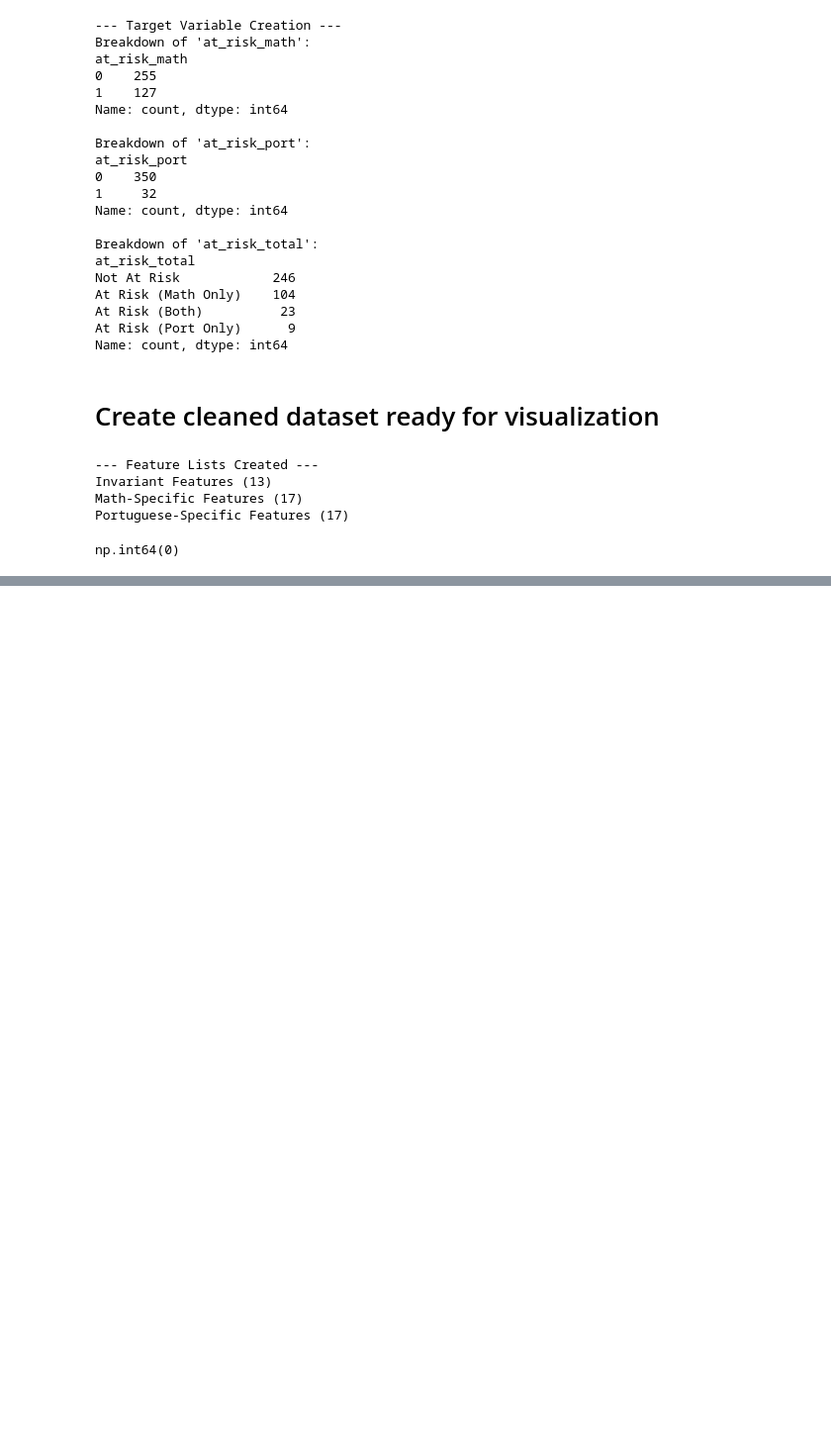
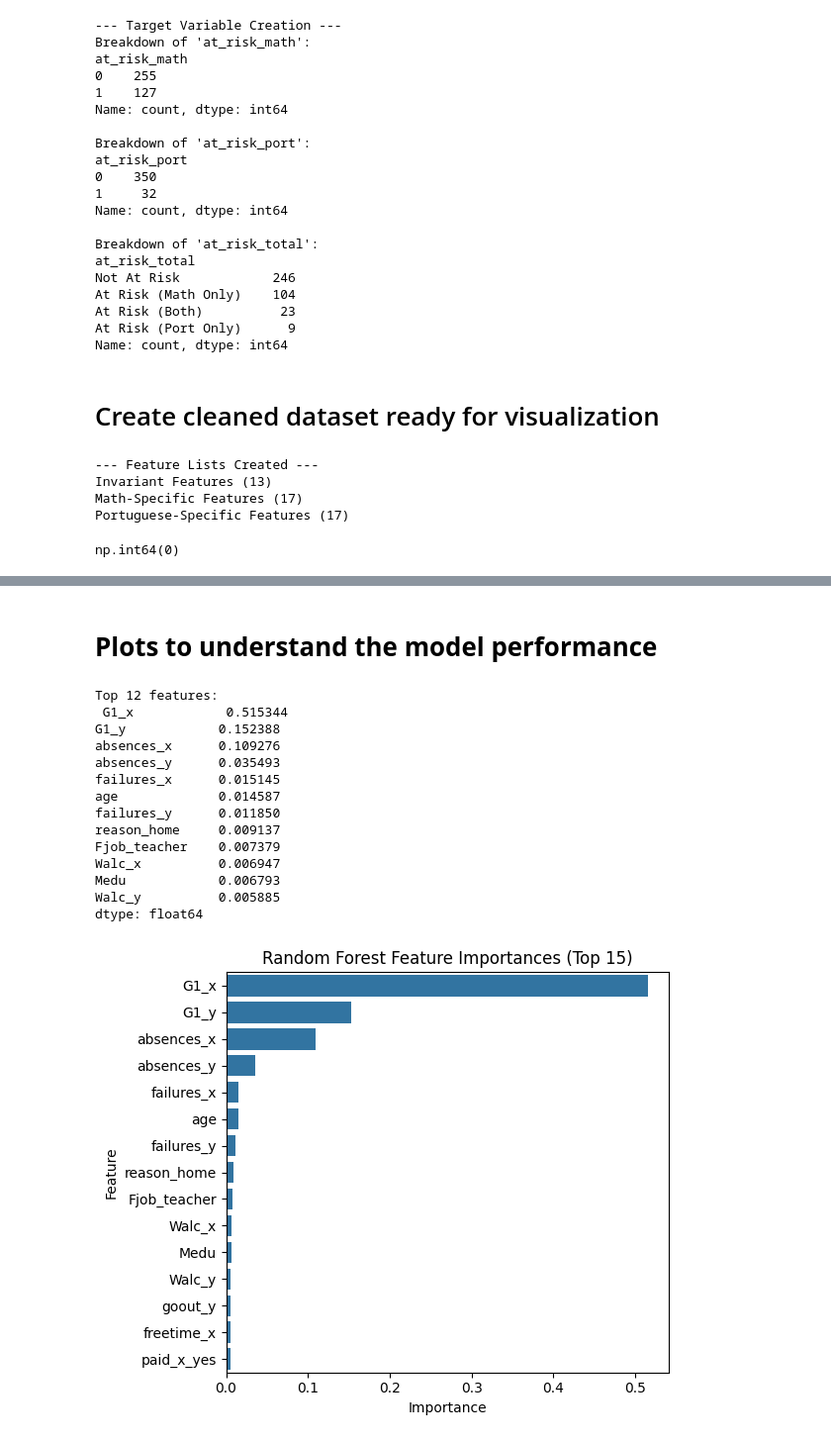
Before and after one commit to marias-25/Project, a Jupyter notebook: Data/EDA.ipynb, the cells around one changed output, grey strips where cells are left out. Shown at 99% size. Cells and saved outputs as stored; diff of their text form; code cells hidden in the pictures; blank space fills up the shorter version.

```diff
--- a/Data/EDA.ipynb
+++ b/Data/EDA.ipynb
@@ -356,8 +356,3 @@ idx_rows_with_na = student_merged.index[student_merged.isnull().any(axis=1)]
 student_merged.isnull().any(axis=1).sum()
 # %% [output]
 np.int64(0)
-# %%
-# 1) Faux manquants en texte ('' / 'NA' / 'N/A' / 'None')
-na_like = ['','NA','N/A','None','na','n/a']
-for c in student_merged.select_dtypes(include='object'):
-    print(c, student_merged[c].isin(na_like).sum())
@@ -842,0 +520,52 @@ Interpretation: Parents who are at home have a negative impact on students math
+# %% [markdown]
+# **Plots to understand the model performance**
+# %%
+# Feature importance
+# RandomForestRegressor returns one set of importances averaged over outputs.
+fi = pd.Series(rf.feature_importances_, index=X.columns).sort_values(ascending=False)
+print("Top 12 features:\n", fi.head(12))
+plt.figure(figsize=(6,5))
+sns.barplot(x=fi.values[:15], y=fi.index[:15], orient='h')
+plt.title("Random Forest Feature Importances (Top 15)")
+plt.xlabel("Importance"); plt.ylabel("Feature")
+plt.tight_layout(); plt.show()
+
+# Prediction vs Truth
+
+targets = [("G3_x", 0), ("G3_y", 1)]
+for name, idx in targets:
+    plt.figure(figsize=(5, 5))
+    # Each point = one student; x = true grade, y = model prediction for that target
+    plt.scatter(y_te[:, idx], y_pred[:, idx], alpha=0.6, s=20)
+
+    # 45° reference line (perfect predictions lie on this line)
+    lims = [
+        min(y_te[:, idx].min(), y_pred[:, idx].min()),
+        max(y_te[:, idx].max(), y_pred[:, idx].max())
+    ]
+    plt.plot(lims, lims, '--', linewidth=1)  # default color (no style specified)
+    plt.xlim(lims); plt.ylim(lims)
+
+    # Labels + title with per-target R^2
+    plt.xlabel(f"True {name}")
+    plt.ylabel(f"Predicted {name}")
+    plt.title(f"Prediction vs Truth — {name} (R²={r2_score(y_te[:, idx], y_pred[:, idx]):.2f})")
+
+    plt.tight_layout()
+    plt.show()
+# %% [output]
+Top 12 features:
+ G1_x            0.515344
+G1_y            0.152388
+absences_x      0.109276
+absences_y      0.035493
+failures_x      0.015145
+age             0.014587
+failures_y      0.011850
+reason_home     0.009137
+Fjob_teacher    0.007379
+Walc_x          0.006947
+Medu            0.006793
+Walc_y          0.005885
+dtype: float64
+[figure, added]
```
Also changed, not shown: parts of 32 cells of this notebook.
